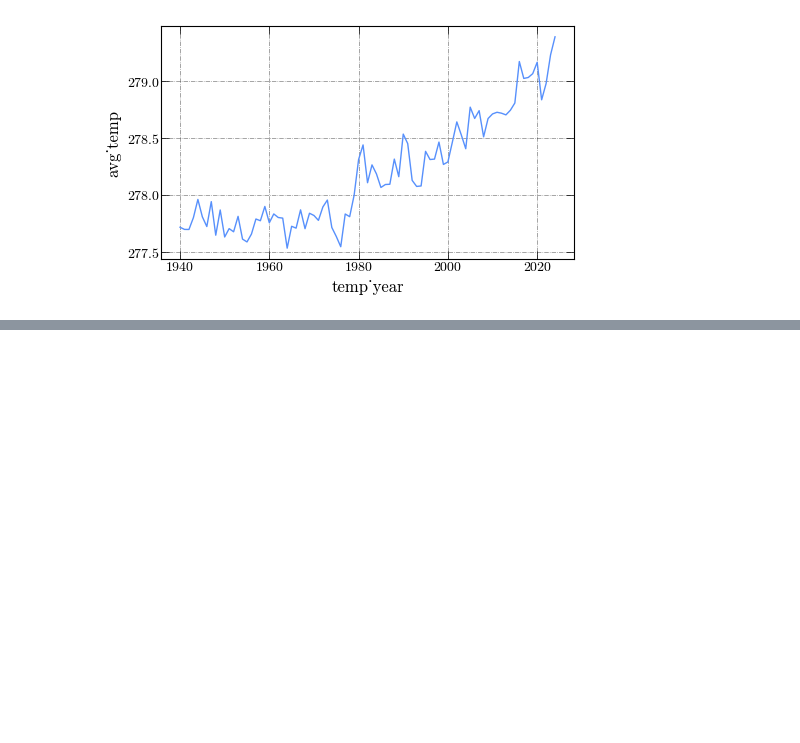
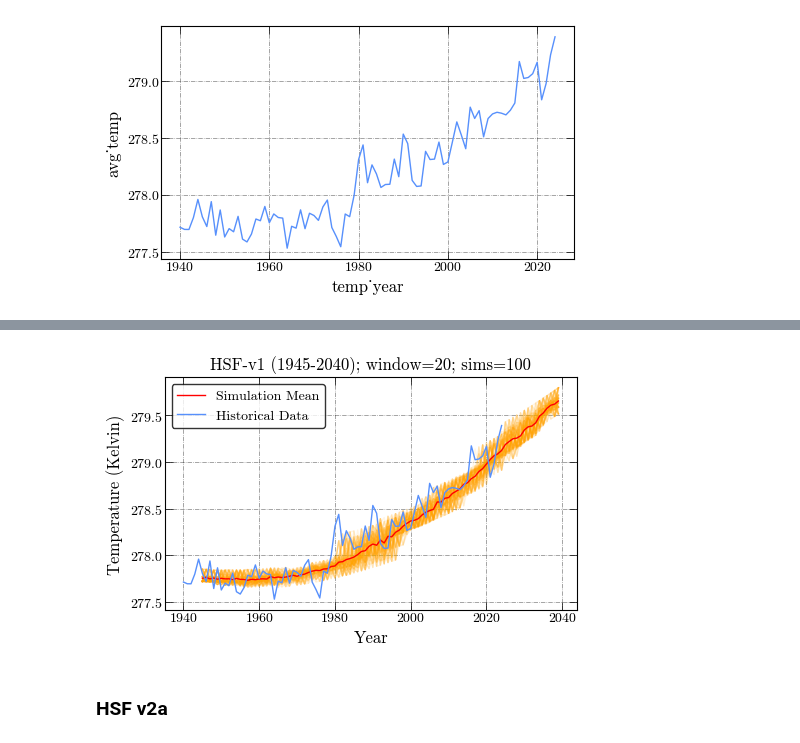
Before and after one commit to iragca/compstat-research, a Jupyter notebook: notebooks/7.0-iragca-mc-heuristic.ipynb, the cells around one changed output, grey strips where cells are left out. Cells and saved outputs as stored; diff of their text form; code cells hidden in the pictures; blank space fills up the shorter version.

Commit message:
feat: model improvement

```diff
--- a/notebooks/7.0-iragca-mc-heuristic.ipynb
+++ b/notebooks/7.0-iragca-mc-heuristic.ipynb
@@ -90,8 +170,22 @@ harmonic_mean(1, 2)
 # %%
 BOUNDARY = 2000
 
 X_train = t2m_yearly.filter(pl.col("temp_year") < BOUNDARY).select("temp_year").to_numpy()
 y_train = t2m_yearly.filter(pl.col("temp_year") < BOUNDARY).select("avg_temp").to_numpy()
 
 X_test = t2m_yearly.filter(pl.col("temp_year") >= BOUNDARY).select("temp_year").to_numpy()
 y_test = t2m_yearly.filter(pl.col("temp_year") >= BOUNDARY).select("avg_temp").to_numpy()
+
+# Create a pipeline (Polynomial Features + Linear Regression)
+model = make_pipeline(PolynomialFeatures(degree=2), LinearRegression())
+
+# Train the model
+model.fit(X_train, y_train)
+
+mc = HarmonicStochasticForecaster_v1(t2m_yearly, model, "temp_year", "avg_temp")
+
+simulations = mc.run_simulations(num_simulations=100, window=20, start_year=1945, end_year=2040)
+# %% [output]
+[figure, added]
+# %% [markdown]
+### HSF v2a
```
Also changed, not shown: parts of 30 cells of this notebook.
